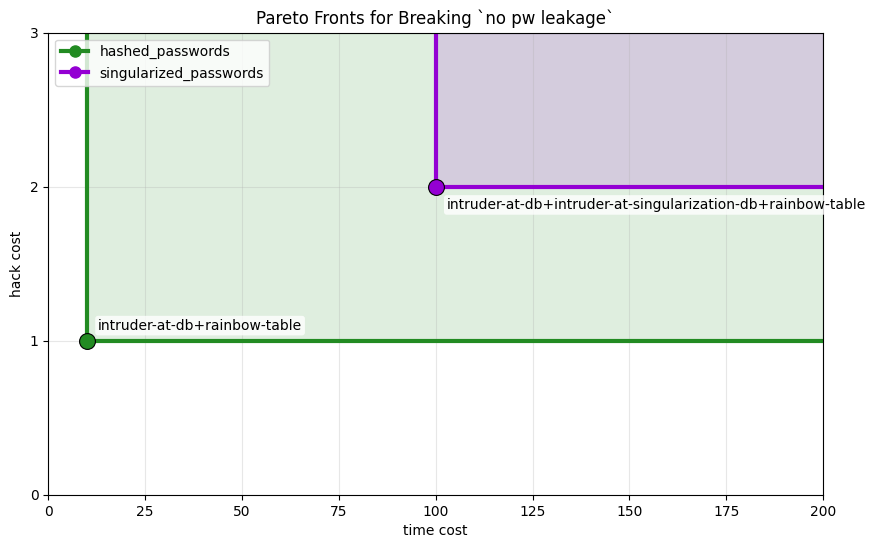
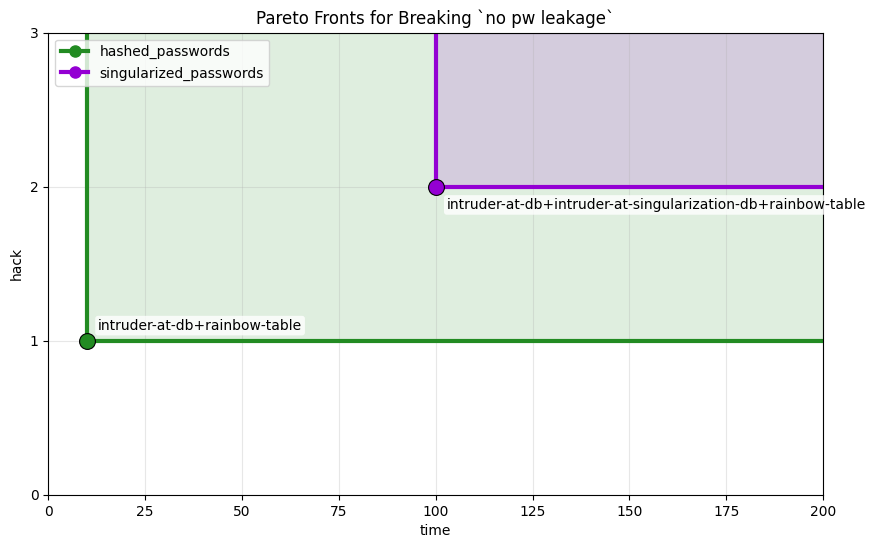
The notebook cell's code change between the first figure and the second:
--- before
+++ after
@@ -1,111 +1,26 @@
 import matplotlib.pyplot as plt
 
-MODEL_STYLES = {
-    "hashed_passwords": {"color": "forestgreen", "label": "hashed_passwords"},
-    "singularized_passwords": {"color": "darkviolet", "label": "singularized_passwords"},
-}
+from proverifbatch.scenarios import ParetoFrontRenderer
 
-X_MAX = 200
-Y_MAX = 3
-
-def format_combo_name(combo_names):
-    replacements = {
+pareto = ParetoFrontRenderer.from_analysis(
+    analysis,
+    scenario_aliases={
         "intruder_at_database": "intruder-at-db",
         "rainbow_table_attack": "rainbow-table",
         "intruder_at_singularization_database": "intruder-at-singularization-db",
-    }
-    ordered = []
-    for name in sorted(combo_names):
-        normalized = name.strip().lower().replace(" ", "_").replace("-", "_")
-        ordered.append(replacements.get(normalized, normalized.replace("_", "-")))
-    return "+".join(ordered) if ordered else "base"
+    },
+)
 
-pareto_rows = []
-for input_file, by_query in analysis.items():
-    model = Path(input_file).stem
-    for combo in by_query.get(TARGET_QUERY_TAG, []):
-        costs = combo.get("costs", {})
-        pareto_rows.append({
-            "model": model,
-            "time": float(costs.get("time", 0)),
-            "hack": float(costs.get("hack", 0)),
-            "combo": format_combo_name(combo.get("scenarios", [])),
-        })
-
-df_pareto = pd.DataFrame(pareto_rows)
-if df_pareto.empty:
-    raise RuntimeError(f"No breaking scenarios found for {TARGET_QUERY_TAG!r}.")
-
-front_parts = []
-for model_name, group in df_pareto.groupby("model", sort=False):
-    keep = []
-    for idx, row in group.iterrows():
-        dominated = (
-            (group["time"] <= row["time"])
-            & (group["hack"] <= row["hack"])
-            & ((group["time"] < row["time"]) | (group["hack"] < row["hack"]))
-        ).any()
-        if not dominated:
-            keep.append(idx)
-    front = group.loc[keep].sort_values(["time", "hack"], ascending=[True, False]).reset_index(drop=True)
-    front_parts.append(front)
-
-df_front = pd.concat(front_parts, ignore_index=True)
-
-fig, ax = plt.subplots(figsize=(10, 6))
-legend_handles = []
-
-for model_name, front in df_front.groupby("model", sort=False):
-    style = MODEL_STYLES[model_name]
-    color = style["color"]
-
-    boundary_x = [front.iloc[0]["time"], front.iloc[0]["time"]]
-    boundary_y = [Y_MAX, front.iloc[0]["hack"]]
-    for idx, point in front.iterrows():
-        next_time = front.iloc[idx + 1]["time"] if idx + 1 < len(front) else X_MAX
-        boundary_x.append(next_time)
-        boundary_y.append(point["hack"])
-        if idx + 1 < len(front):
-            boundary_x.append(next_time)
-            boundary_y.append(front.iloc[idx + 1]["hack"])
-
-    polygon_x = [front.iloc[0]["time"], *boundary_x[1:], X_MAX, front.iloc[0]["time"]]
-    polygon_y = [front.iloc[0]["hack"], *boundary_y[1:], Y_MAX, Y_MAX]
-
-    ax.fill(polygon_x, polygon_y, color=color, alpha=0.14)
-    ax.plot(boundary_x, boundary_y, color=color, linewidth=3, solid_capstyle="round")
-    ax.scatter(front["time"], front["hack"], color=color, s=90, zorder=3)
-
-    for idx, point in front.iterrows():
-        ax.scatter(
-            point["time"],
-            point["hack"],
-            color=color,
-            edgecolor="black",
-            linewidth=0.8,
-            s=130,
-            zorder=4,
-        )
-        ax.annotate(
-            point["combo"],
-            (point["time"], point["hack"]),
-            xytext=(8, 8 if model_name == "hashed_passwords" else -16),
-            textcoords="offset points",
-            fontsize=10,
-            bbox={"boxstyle": "round,pad=0.2", "facecolor": "white", "alpha": 0.8, "edgecolor": "none"},
-        )
-
-    legend_handles.append(
-        plt.Line2D([0], [0], color=color, linewidth=3, marker="o", markersize=8, label=style["label"])
-    )
-
-ax.set_title("Pareto Fronts for Breaking `no pw leakage`")
-ax.set_xlabel("time cost")
-ax.set_ylabel("hack cost")
-ax.set_xlim(0, X_MAX)
-ax.set_ylim(0, Y_MAX)
+fig, ax = pareto.plot_query(
+    TARGET_QUERY_TAG,
+    costs=("time", "hack"),
+    axis_limits=((0, 200), (0, 3)),
+    title="Pareto Fronts for Breaking `no pw leakage`",
+    annotation_offsets={
+        "hashed_passwords": (8, 8),
+        "singularized_passwords": (8, -16),
+    },
+)
 ax.set_xticks([0, 25, 50, 75, 100, 125, 150, 175, 200])
 ax.set_yticks([0, 1, 2, 3])
-ax.grid(True, alpha=0.3)
-ax.legend(handles=legend_handles, loc="upper left")
 plt.show()

Commit: Factor rendering of Pareto fronts into own backend and CLI path